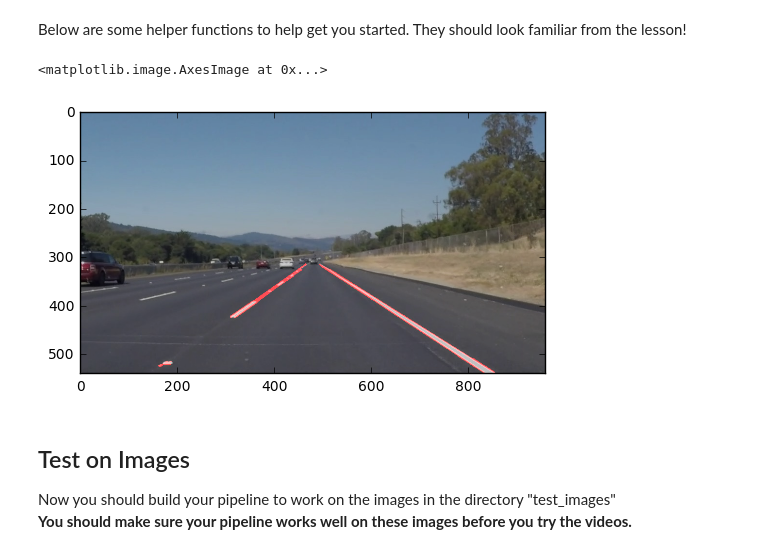
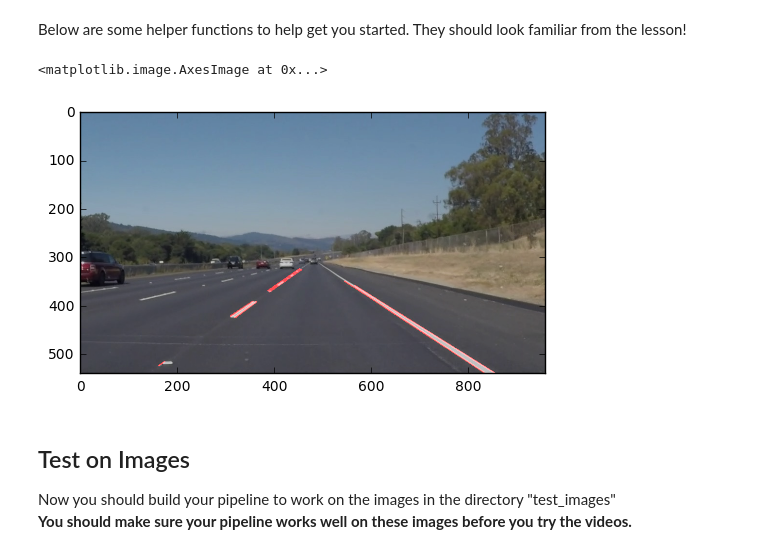
Before and after one commit to jhines2k7/CarND-LaneLines-P1, a Jupyter notebook: P1.ipynb, the cells around one changed output. Cells and saved outputs as stored; diff of their text form; code cells hidden in the pictures.

Commit message:
These settings work ok for drawing line segments without too much noise

```diff
--- a/P1.ipynb
+++ b/P1.ipynb
@@ -151,37 +151,37 @@ def weighted_img(img, initial_img, α=0.8, β=1., λ=0.):
     The result image is computed as follows:
 
     initial_img * α + img * β + λ
     NOTE: initial_img and img must be the same shape!
     """
     return cv2.addWeighted(initial_img, α, img, β, λ)
 
 gray = grayscale(image)
 kernel_size = 5
 blur_gray = gaussian_blur(gray, kernel_size)
 
 low_threshold = 100
 high_threshold = 140
 edges = canny(blur_gray, low_threshold, high_threshold)
 
 imshape = image.shape
-vertices = np.array([[(0,imshape[0]),(450, 315), (490, 315), (imshape[1],imshape[0])]], dtype=np.int32)
+vertices = np.array([[(0,imshape[0]),(450, 325), (490, 325), (imshape[1],imshape[0])]], dtype=np.int32)
 
 masked_edges = region_of_interest(edges, vertices)
 
 rho = 2 # distance resolution in pixels of the Hough grid
 theta = np.pi/180 # angular resolution in radians of the Hough grid
-threshold = 15     # minimum number of votes (intersections in Hough grid cell)
+threshold = 40     # minimum number of votes (intersections in Hough grid cell)
 min_line_length = 10 #minimum number of pixels making up a line
-max_line_gap = 30    # maximum gap in pixels between connectable line segments
+max_line_gap = 20    # maximum gap in pixels between connectable line segments
 
 lines = hough_lines(masked_edges, rho, theta, threshold, min_line_length, max_line_gap)
 
 lines_edges = weighted_img(lines, image, α=0.8, β=1., λ=0.)
 
 plt.imshow(lines_edges)
 # %% [output]
 <matplotlib.image.AxesImage at 0x...>
-[figure, old version]
+[figure, new version]
 # %% [markdown]
 ## Test on Images
 
```
Also changed, not shown: parts of 3 cells of this notebook.
